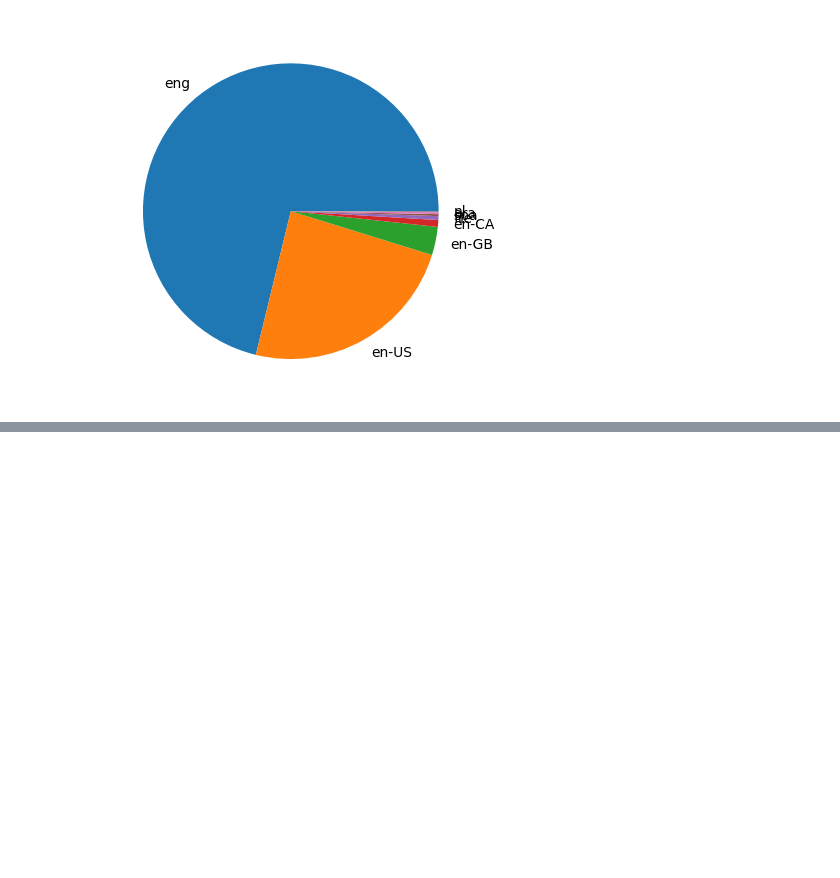
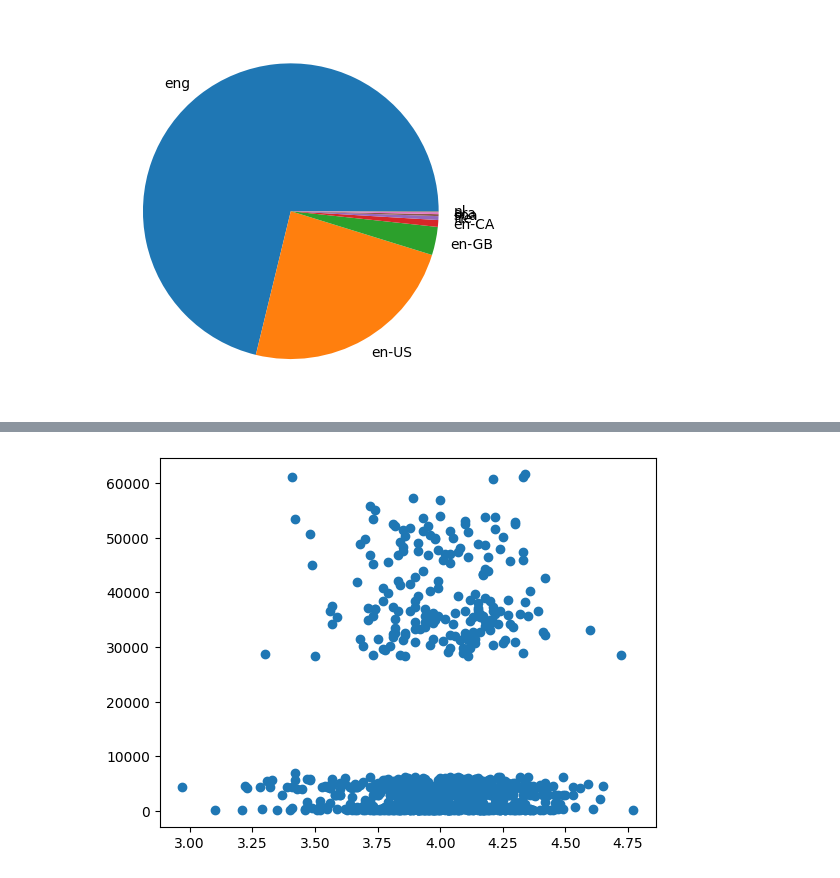
Before and after one commit to MarcioLuizBR/analiseDados_BookStore1, a Jupyter notebook: AnaliseBookStore.ipynb, the cells around one changed output, grey strips where cells are left out. Saved outputs shown, nothing was run; the diff lists cells and outputs as text; code cells hidden in the pictures; blank space fills up the shorter version.

```diff
--- a/AnaliseBookStore.ipynb
+++ b/AnaliseBookStore.ipynb
@@ -216,0 +261,4 @@ plt.pie(language_counts, labels=language_counts.index);
+# %%
+plt.scatter(df["Book_average_rating"], df["units sold"]);
+# %% [output]
+[figure, added]
```
Also changed, not shown: parts of 7 cells of this notebook.
